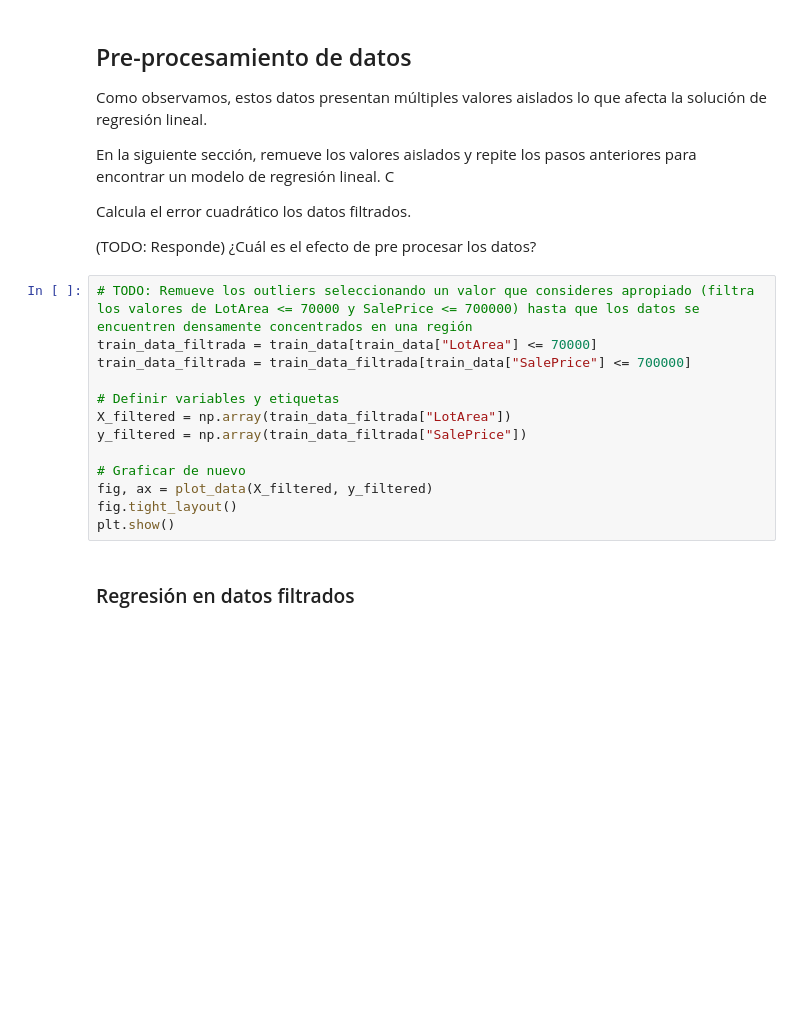
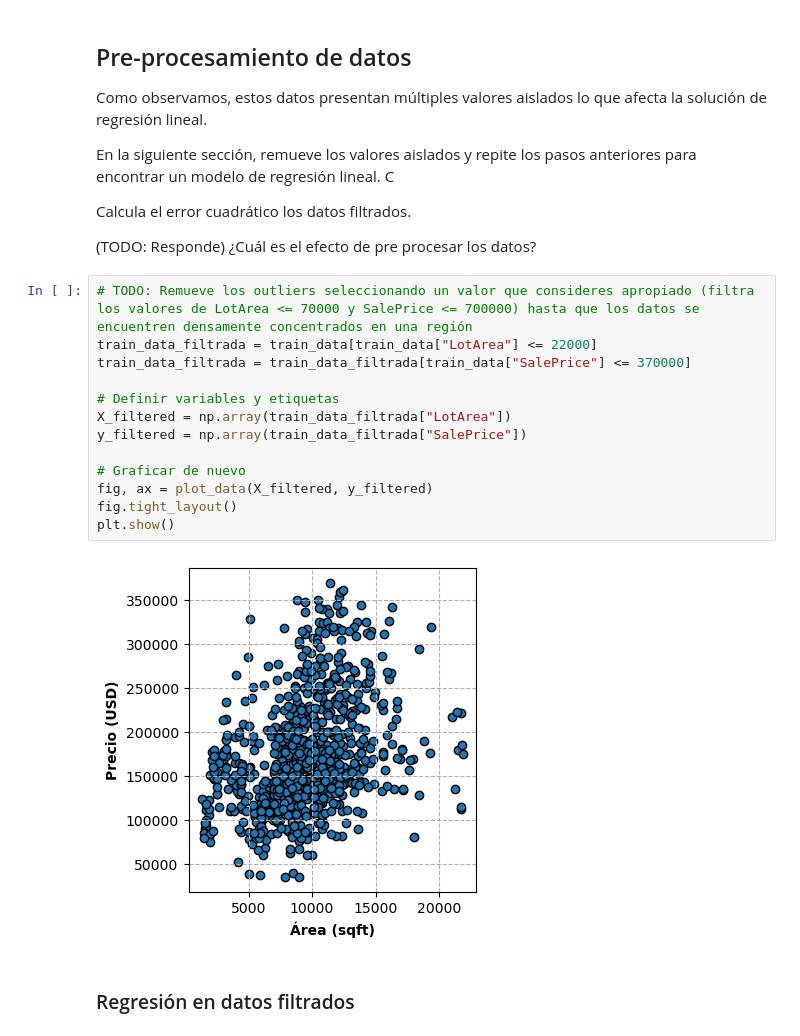
Before and after one commit to marianovba/ML23_LosGoons, a Jupyter notebook: ml23/ejercicio_1_LinearReg/linear_regression.ipynb, the cells around one changed output. Cells and saved outputs as stored; diff of their text form; blank space fills up the shorter version.

```diff
--- a/ml23/ejercicio_1_LinearReg/linear_regression.ipynb
+++ b/ml23/ejercicio_1_LinearReg/linear_regression.ipynb
@@ -198,17 +253,19 @@ Calcula el error cuadrático los datos filtrados.
 (TODO: Responde) ¿Cuál es el efecto de pre procesar los datos?
 # %%
 # TODO: Remueve los outliers seleccionando un valor que consideres apropiado (filtra los valores de LotArea <= 70000 y SalePrice <= 700000) hasta que los datos se encuentren densamente concentrados en una región
-train_data_filtrada = train_data[train_data["LotArea"] <= 70000]
-train_data_filtrada = train_data_filtrada[train_data["SalePrice"] <= 700000]
+train_data_filtrada = train_data[train_data["LotArea"] <= 22000]
+train_data_filtrada = train_data_filtrada[train_data["SalePrice"] <= 370000]
 
 # Definir variables y etiquetas
 X_filtered = np.array(train_data_filtrada["LotArea"])
 y_filtered = np.array(train_data_filtrada["SalePrice"])
 
 # Graficar de nuevo
 fig, ax = plot_data(X_filtered, y_filtered)
 fig.tight_layout()
 plt.show()
+# %% [output]
+[figure, added]
 # %% [markdown]
 ### Regresión en datos filtrados
 # %%
```
Also changed, not shown: parts of 9 cells of this notebook.
